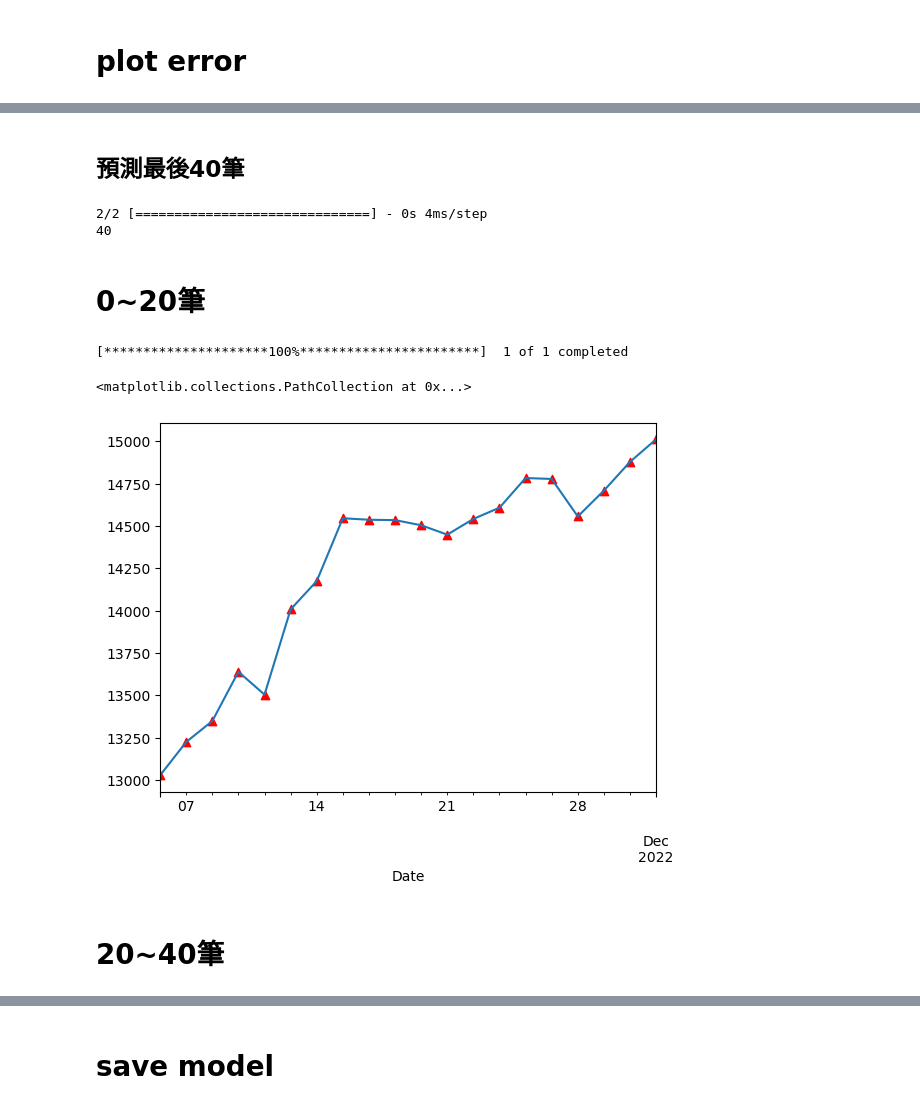
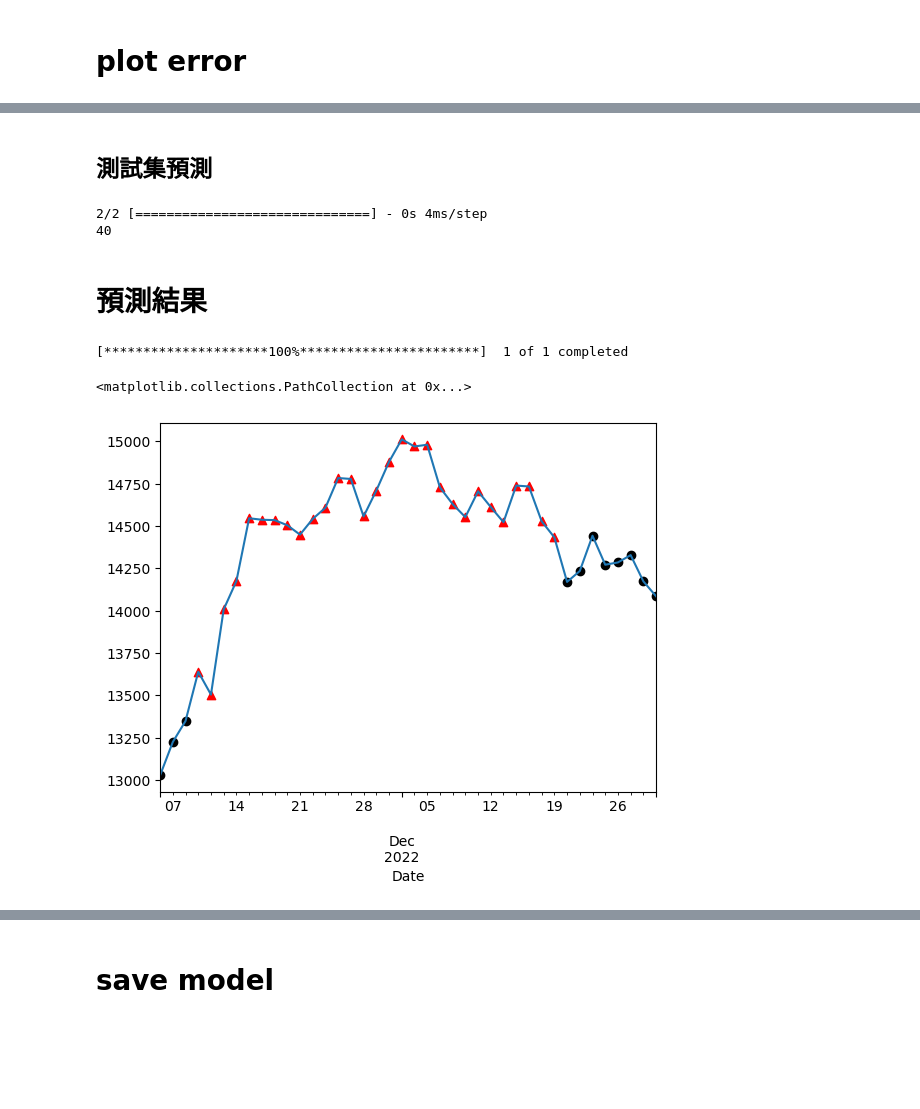
Before and after one commit to skywalker0803r/telegram-investment-advice-bot, a Jupyter notebook: train.ipynb, the cells around one changed output, grey strips where cells are left out. Saved outputs shown, nothing was run; the diff lists cells and outputs as text; code cells hidden in the pictures; blank space fills up the shorter version.

```diff
--- a/train.ipynb
+++ b/train.ipynb
@@ -948,5 +984,5 @@ display_errors(most_important_er, xval_er, ypred_classes_er, ytrue_er)
 # %% [markdown]
-## 預測最後40筆
+## 測試集預測
 # %%
 answer = model.predict(X_test)
 answer = [ np.argmax(i) for i in answer]
@@ -954,22 +990,20 @@ print(len(answer))
 # %% [output]
 2/2 [==============================] - 0s 4ms/step
 40
-# %% [markdown]
-# 0~20筆
+# %% [markdown]
+# 預測結果
 # %%
-INDEX60 = df[-60:].index
-#C = web.DataReader(SID,'yahoo',start="2000-01-01")[['Close']]
-C = pdr.get_data_yahoo(y_symbols, start=startdate, end=enddate)[['Close']]
-C = C.loc[INDEX60,:]
-C['SIGNAL'] = [np.nan for _ in range(20)] + answer #20個NAN+預測答案
+C = pd.DataFrame()
+C['Close'] = pdr.get_data_yahoo(y_symbols, start=startdate, end=enddate)['Close']
+C['SIGNAL'] = 0
+C = C.tail(len(answer))
+C['SIGNAL'] = answer
 buy = C[C['SIGNAL']==1]['Close']
 sell = C[C['SIGNAL']==2]['Close']
-C['Close'][20:40].plot()
+C['Close'].plot()
 plt.scatter(list(buy.index),list(buy.values),color='red',marker="^")
 plt.scatter(list(sell.index),list(sell.values),color='black')
 # %% [output]
 [*********************100%***********************]  1 of 1 completed
 <matplotlib.collections.PathCollection at 0x...>
-[figure, old version]
+[figure, new version]
-# %% [markdown]
-# 20~40筆
```
Also changed, not shown: parts of 47 cells of this notebook, 4 other files.
